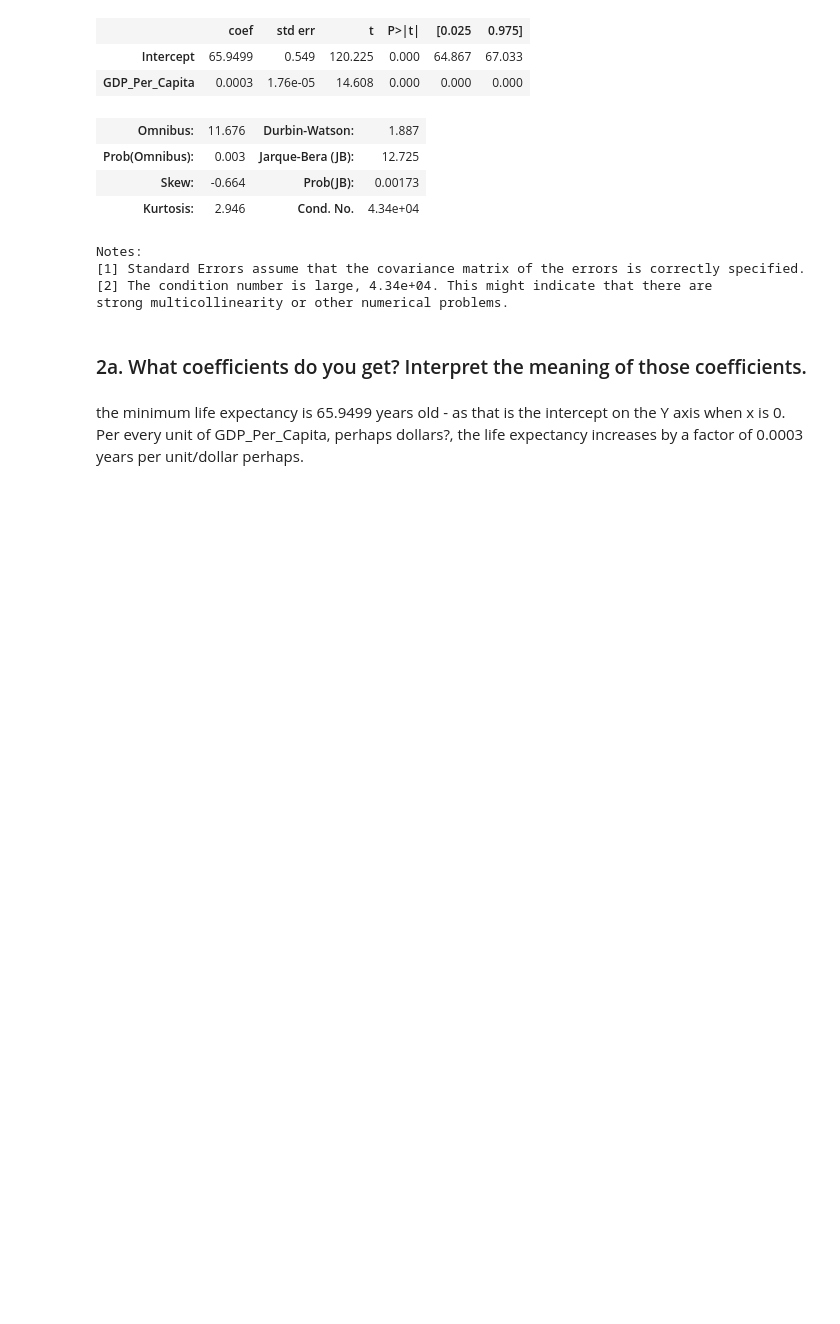
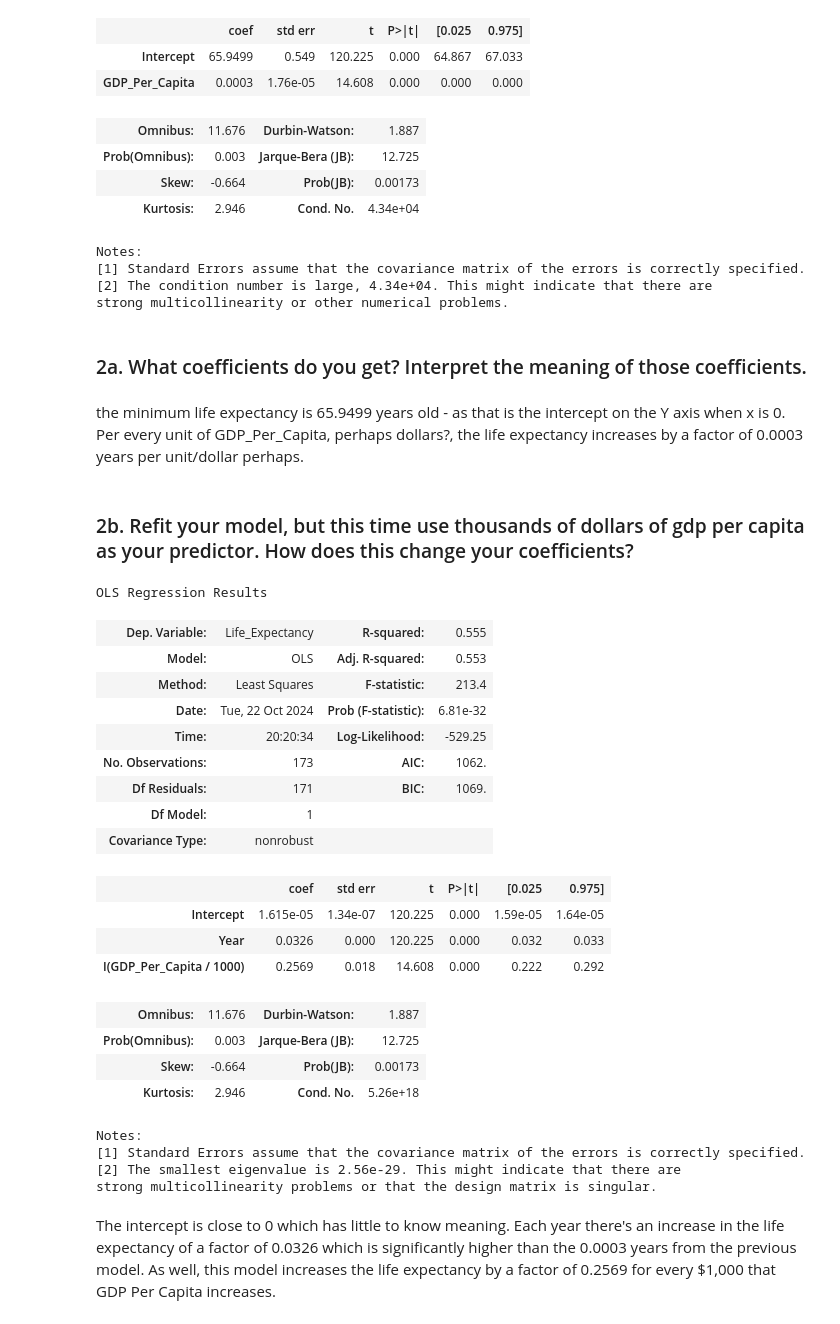
Before and after one commit to nss-data-science-cohort-8/un-linear-regression-catdgomez, a Jupyter notebook: notebooks/un_linear_regression.ipynb, the cells around one changed output. Cells and saved outputs as stored; diff of their text form; code cells hidden in the pictures; blank space fills up the shorter version.

```diff
--- a/notebooks/un_linear_regression.ipynb
+++ b/notebooks/un_linear_regression.ipynb
@@ -243,3 +243,33 @@ strong multicollinearity or other numerical problems.
 ### 2a. What coefficients do you get? Interpret the meaning of those coefficients.
 # %% [markdown]
 the minimum life expectancy is 65.9499 years old - as that is the intercept on the Y axis when x is 0. Per every unit of GDP_Per_Capita, perhaps dollars?, the life expectancy increases by a factor of 0.0003 years per unit/dollar perhaps.
+# %% [markdown]
+### 2b. Refit your model, but this time use thousands of dollars of gdp per capita as your predictor. How does this change your coefficients?
+# %%
+lm_2021_thsnds = smf.ols('Life_Expectancy ~ Year + I(GDP_Per_Capita/1000)', data = gdp_le_2021).fit()
+lm_2021_thsnds.summary()
+# %% [output]
+OLS Regression Results
+| Dep. Variable: | Life_Expectancy | R-squared: | 0.555 |
+| Model: | OLS | Adj. R-squared: | 0.553 |
+| Method: | Least Squares | F-statistic: | 213.4 |
+| Date: | Tue, 22 Oct 2024 | Prob (F-statistic): | 6.81e-32 |
+| Time: | 20:20:34 | Log-Likelihood: | -529.25 |
+| No. Observations: | 173 | AIC: | 1062. |
+| Df Residuals: | 171 | BIC: | 1069. |
+| Df Model: | 1 |  |  |
+| Covariance Type: | nonrobust |  |  |
+|  | coef | std err | t | P>|t| | [0.025 | 0.975] |
+| Intercept | 1.615e-05 | 1.34e-07 | 120.225 | 0.000 | 1.59e-05 | 1.64e-05 |
+| Year | 0.0326 | 0.000 | 120.225 | 0.000 | 0.032 | 0.033 |
+| I(GDP_Per_Capita / 1000) | 0.2569 | 0.018 | 14.608 | 0.000 | 0.222 | 0.292 |
+| Omnibus: | 11.676 | Durbin-Watson: | 1.887 |
+| Prob(Omnibus): | 0.003 | Jarque-Bera (JB): | 12.725 |
+| Skew: | -0.664 | Prob(JB): | 0.00173 |
+| Kurtosis: | 2.946 | Cond. No. | 5.26e+18 |
+Notes:
+[1] Standard Errors assume that the covariance matrix of the errors is correctly specified.
+[2] The smallest eigenvalue is 2.56e-29. This might indicate that there are
+strong multicollinearity problems or that the design matrix is singular.
+# %% [markdown]
+The intercept is close to 0 which has little to know meaning. Each year there's an increase in the life expectancy of a factor of 0.0326 which is significantly higher than the 0.0003 years from the previous model. As well, this model increases the life expectancy by a factor of 0.2569 for every $1,000 that GDP Per Capita increases.
```
Also changed, not shown: parts of 4 cells of this notebook.
